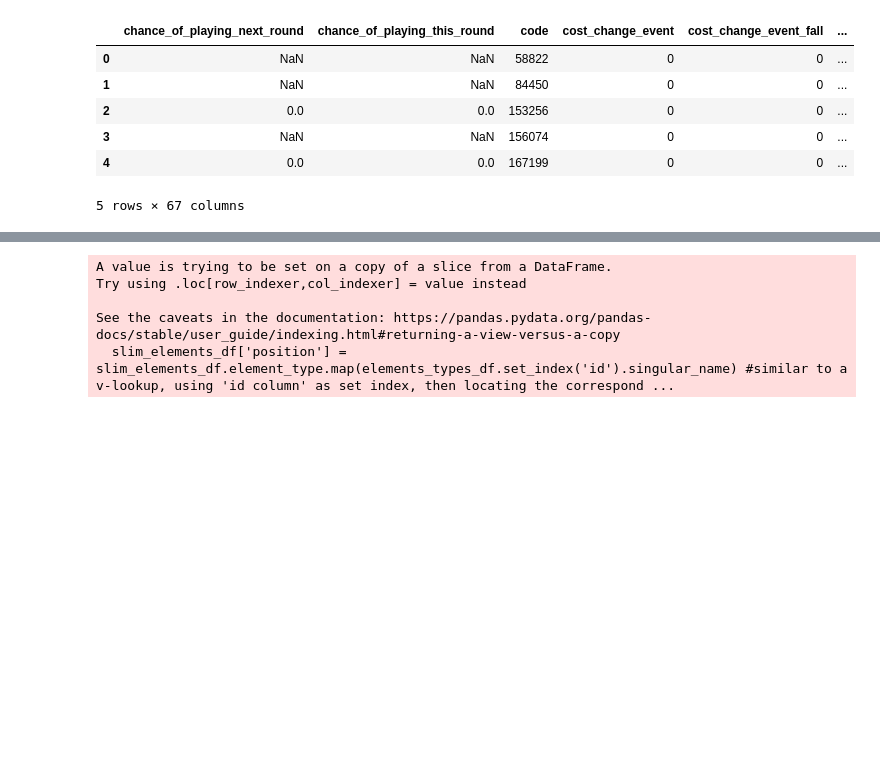
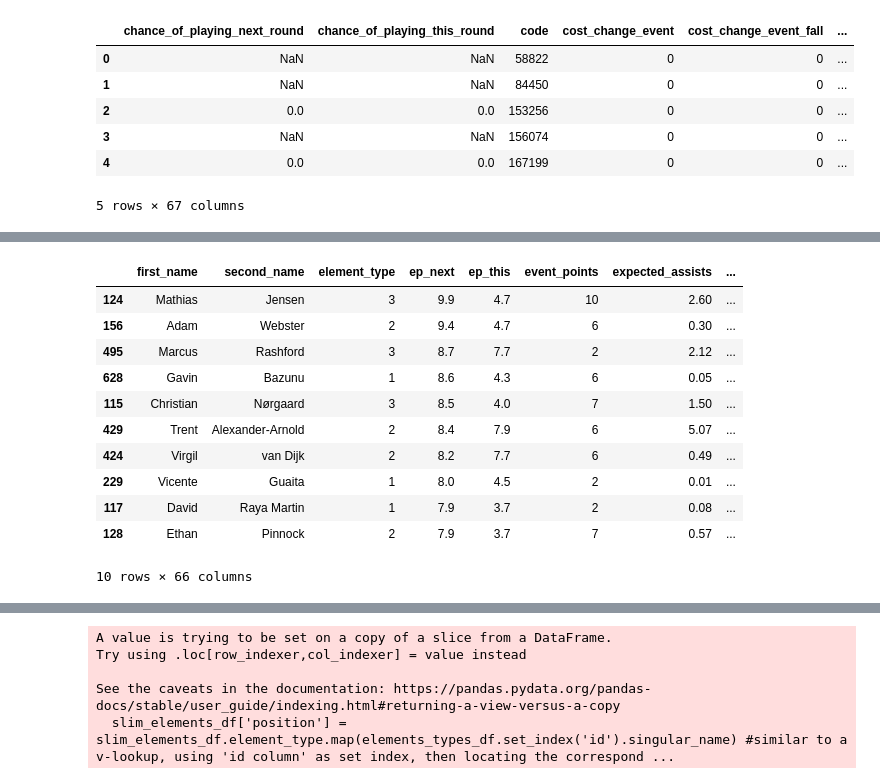
Before and after one commit to Ok3ks/Sports, a Jupyter notebook: fpl/Value_analysis/2022_2023_in_Season.ipynb, the cells around one changed output, grey strips where cells are left out. Drawn from its saved outputs; the diff is of its cells as text; code cells hidden in the pictures; blank space fills up the shorter version.

```diff
--- a/Value_analysis/2022_2023_in_Season.ipynb
+++ b/fpl/Value_analysis/2022_2023_in_Season.ipynb
@@ -53,2 +50,36 @@ Index(['assists', 'bonus', 'bps', 'chance_of_playing_next_round',
       dtype='object')
+# %%
+temp_df = elements_df[['assists', 'first_name','second_name','element_type', 'ep_next', 'ep_this', 'event_points',
+       'expected_assists', 'expected_assists_per_90',
+       'expected_goal_involvements', 'expected_goal_involvements_per_90',
+       'expected_goals', 'expected_goals_conceded',
+       'expected_goals_conceded_per_90', 'expected_goals_per_90', 'first_name',
+       'form', 'form_rank', 'form_rank_type', 'goals_conceded',
+       'goals_conceded_per_90', 'goals_scored', 'ict_index', 'ict_index_rank',
+       'ict_index_rank_type', 'id', 'in_dreamteam', 'influence',
+       'influence_rank', 'influence_rank_type', 'minutes', 'news',
+       'news_added', 'now_cost', 'now_cost_rank', 'now_cost_rank_type',
+       'own_goals', 'penalties_missed', 'penalties_order', 'penalties_saved',
+       'penalties_text', 'photo', 'points_per_game', 'points_per_game_rank',
+       'points_per_game_rank_type', 'red_cards', 'saves', 'saves_per_90',
+       'second_name', 'selected_by_percent', 'selected_rank',
+       'selected_rank_type', 'special', 'squad_number', 'starts',
+       'starts_per_90', 'status', 'team', 'team_code', 'threat', 'threat_rank',
+       'threat_rank_type', 'total_points',
+       'value_form', 'value_season', 'web_name', 'yellow_cards']]
+
+temp_df.sort_values('ep_next', ascending=False). head(10)
+# %% [output]
+|  | first_name | second_name | element_type | ep_next | ep_this | event_points | expected_assists | ... |
+| 124 | Mathias | Jensen | 3 | 9.9 | 4.7 | 10 | 2.60 | ... |
+| 156 | Adam | Webster | 2 | 9.4 | 4.7 | 6 | 0.30 | ... |
+| 495 | Marcus | Rashford | 3 | 8.7 | 7.7 | 2 | 2.12 | ... |
+| 628 | Gavin | Bazunu | 1 | 8.6 | 4.3 | 6 | 0.05 | ... |
+| 115 | Christian | Nørgaard | 3 | 8.5 | 4.0 | 7 | 1.50 | ... |
+| 429 | Trent | Alexander-Arnold | 2 | 8.4 | 7.9 | 6 | 5.07 | ... |
+| 424 | Virgil | van Dijk | 2 | 8.2 | 7.7 | 6 | 0.49 | ... |
+| 229 | Vicente | Guaita | 1 | 8.0 | 4.5 | 2 | 0.01 | ... |
+| 117 | David | Raya Martin | 1 | 7.9 | 3.7 | 2 | 0.08 | ... |
+| 128 | Ethan | Pinnock | 2 | 7.9 | 3.7 | 7 | 0.57 | ... |
+10 rows × 66 columns
 # %%
```
Also changed, not shown: parts of 3 cells of this notebook, 15 other files.
